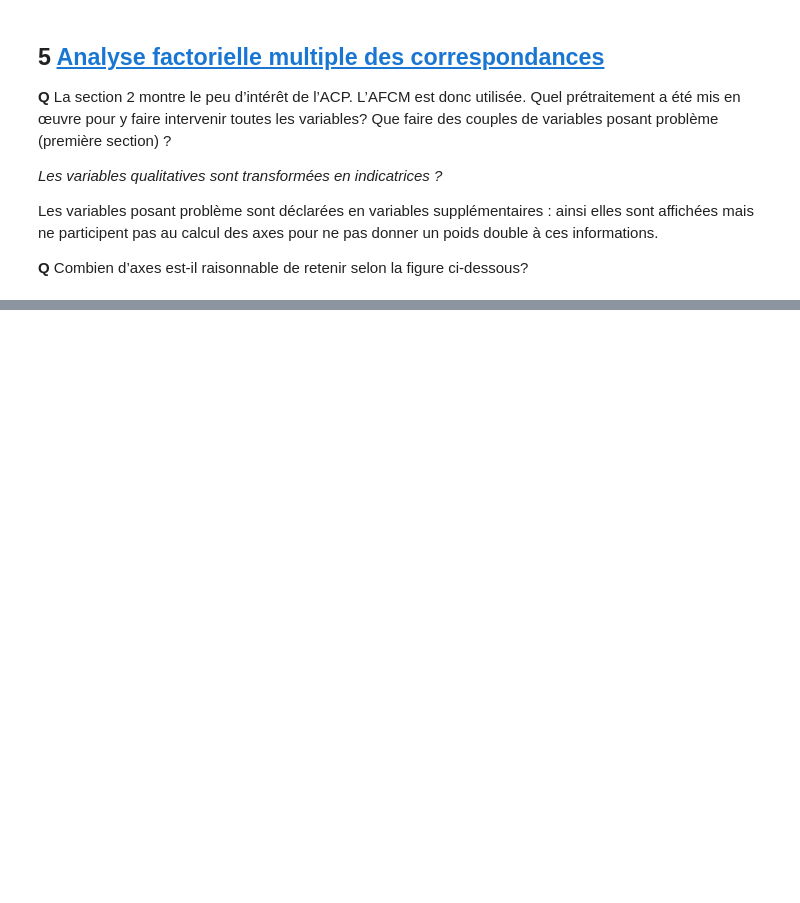
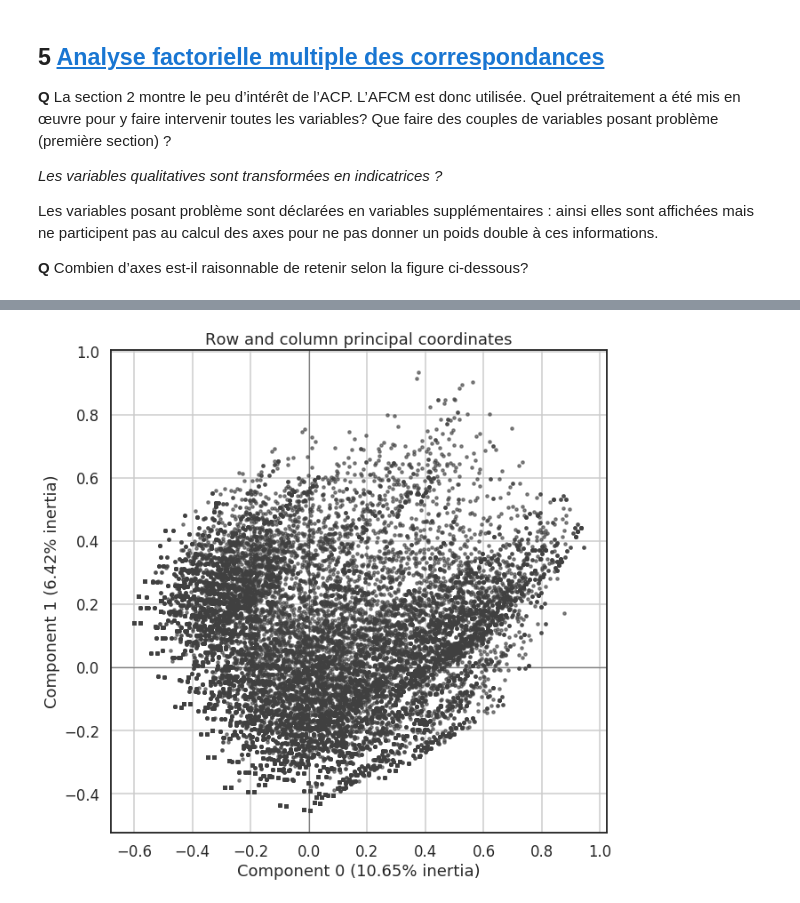
Before and after one commit to PaulCharnay/Exploration, a Jupyter notebook: Explo-Python-AdultCensus.ipynb, the cells around one changed output, grey strips where cells are left out. Cells and saved outputs as stored; diff of their text form; code cells hidden in the pictures; blank space fills up the shorter version.

```diff
--- a/Explo-Python-AdultCensus.ipynb
+++ b/Explo-Python-AdultCensus.ipynb
@@ -716,0 +734,10 @@ afcm.fs_r()[:,0]
+# %%
+import prince
+
+fig, ax = plt.subplots(figsize=(10, 10))
+afcm_prince = prince.MCA(n_components=10)
+afcm_prince.fit(dataq)
+afcm_prince.plot_coordinates(dataq, show_row_points=True, show_column_points=False, ax=ax)
+plt.show()
+# %% [output]
+[figure, added]
```
Also changed, not shown: parts of 14 cells of this notebook.
